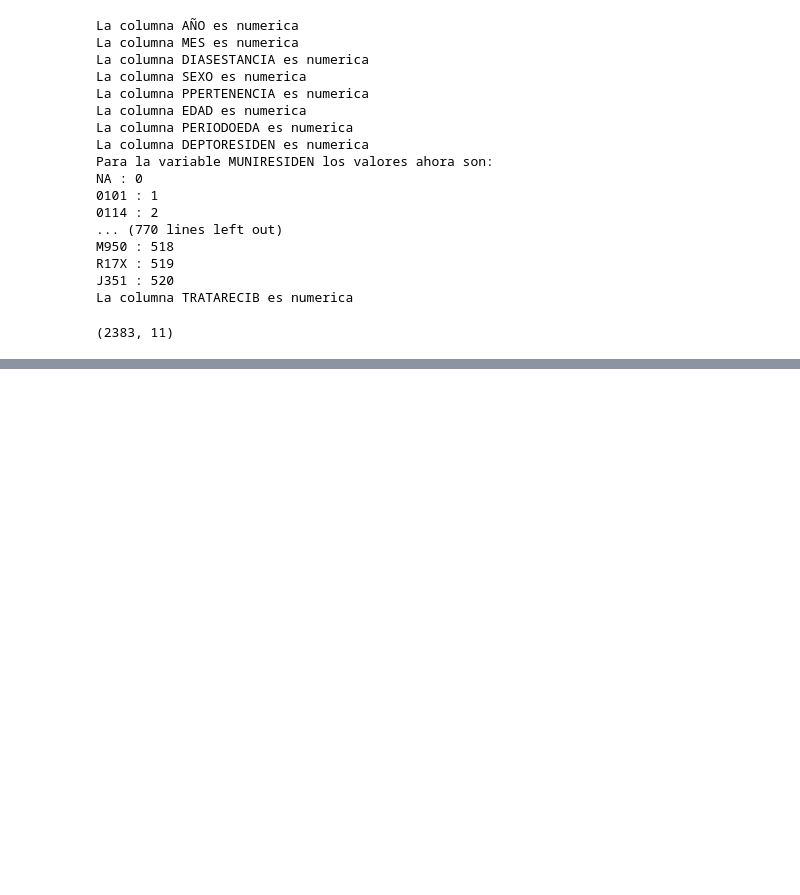
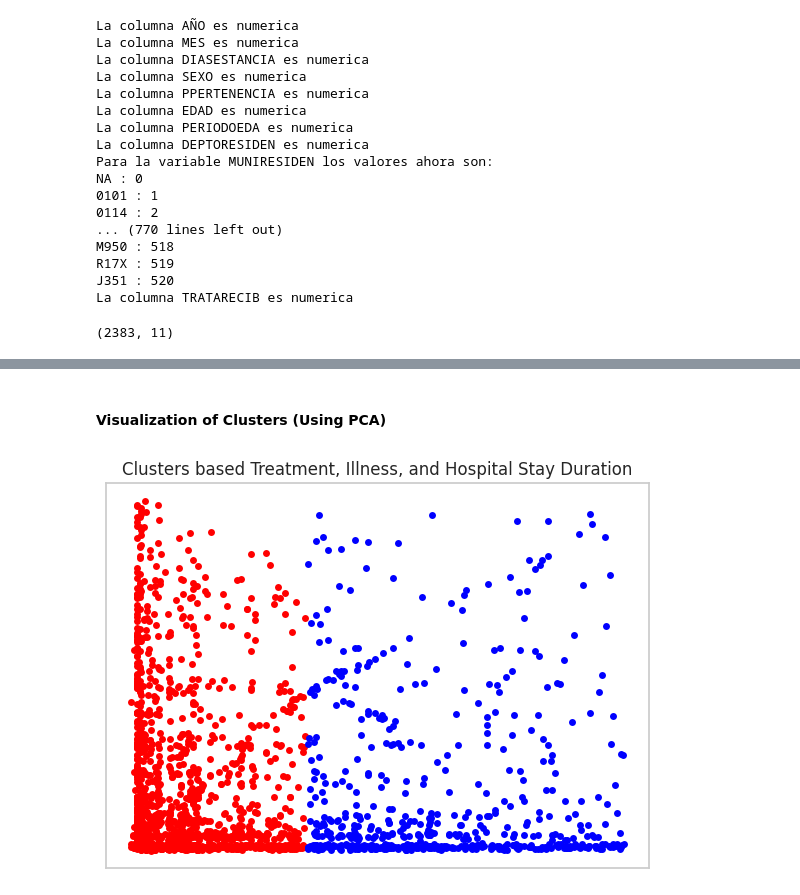
Before and after one commit to MelissaPerez09/Proyecto-DataMining, a Jupyter notebook: Proyecto1.ipynb, the cells around one changed output, grey strips where cells are left out. Drawn from its saved outputs; the diff is of its cells as text; code cells hidden in the pictures; blank space fills up the shorter version.

```diff
--- a/Proyecto1.ipynb
+++ b/Proyecto1.ipynb
@@ -688,0 +808,54 @@ elbow value = optimal k: 2  | elbow score: 3,876.516
+# %% [markdown]
+#### Visualization of Clusters (Using PCA)
+# %%
+# Import necessary libraries
+from sklearn.decomposition import PCA
+
+# Define colors and cluster names for plotting
+colors = {0: 'red',
+          1: 'blue'}
+
+names = {0: 'Cluster 0',
+         1: 'Cluster 1'}
+
+# Make a copy of df2
+pca_cp = df2.copy()
+
+# Reset index to avoid duplicate index labels
+pca_cp.reset_index(drop=True, inplace=True)
+
+# Extract features from the DataFrame
+X = pca_cp.drop('CLUSTER', axis=1)
+
+# Perform PCA
+pca = PCA(n_components=2)
+X_pca = pca.fit_transform(X)
+
+# Create a DataFrame with PCA components and cluster labels
+df_pca = pd.DataFrame(X_pca, columns=['PC1', 'PC2'])
+df_pca['CLUSTER'] = pca_cp['CLUSTER']  # Adding cluster labels
+
+# Group by cluster
+groups = df_pca.groupby('CLUSTER')
+
+# Create a plot
+fig, ax = plt.subplots(figsize=(7, 5))
+
+# Plot each cluster with different colors
+for name, group in groups:
+    ax.plot(group['PC1'], group['PC2'], marker='o', linestyle='', ms=5,
+            color=colors[name], label=names[name], mec='none')
+    ax.set_aspect('auto')
+    ax.tick_params(axis='x', which='both', bottom=False, top=False, labelbottom=False)
+    ax.tick_params(axis='y', which='both', left=False, top=False, labelleft=False)
+
+# Add legend and title
+ax.set_title("Clusters based Treatment, Illness, and Hospital Stay Duration")
+
+# Remove grid
+ax.grid(False)
+
+# Display the plot
+plt.show()
+# %% [output]
+[figure, added]
```
Also changed, not shown: parts of 21 cells of this notebook.
